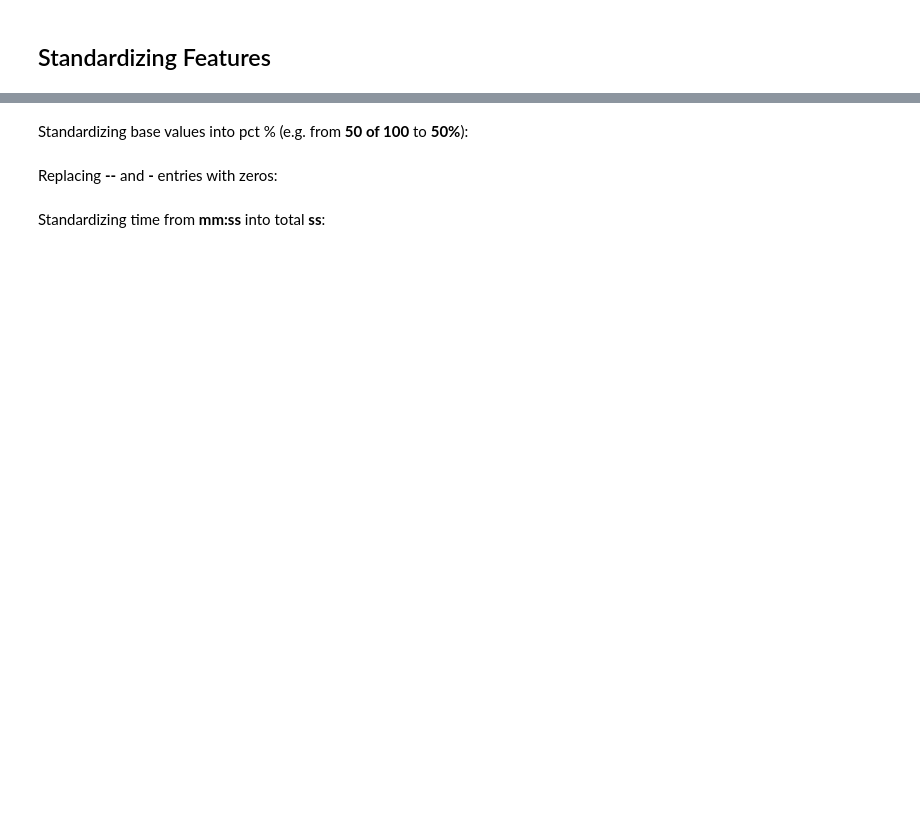
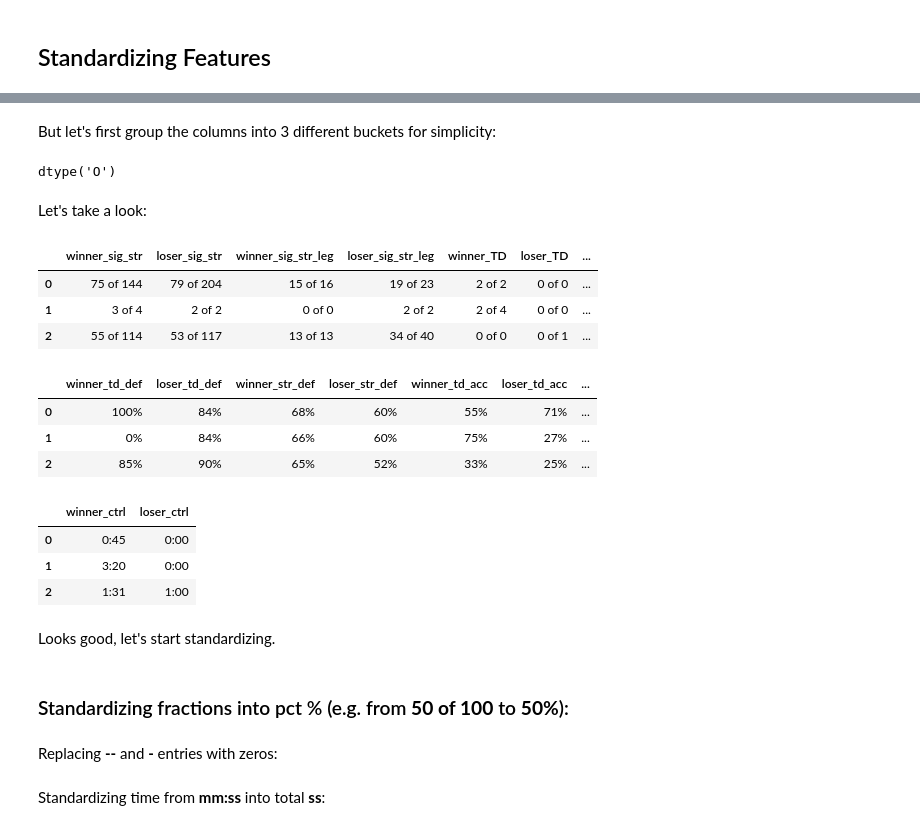
Before and after one commit to komaksym/UFC-DataLab, a Jupyter notebook: data/src/prepare_for_EDA.ipynb, the cells around one changed output, grey strips where cells are left out. Saved outputs shown, nothing was run; the diff lists cells and outputs as text; code cells hidden in the pictures; blank space fills up the shorter version.

```diff
--- a/data/src/prepare_for_EDA.ipynb
+++ b/data/src/prepare_for_EDA.ipynb
@@ -269,6 +286,2 @@ We can see that there are no NaNs or duplicates. Let's get to Feature Engineerin
 # %% [markdown]
 ## Standardizing Features
-# %%
-for col in stats.columns:
-    if col.endswith("pct"):
-        print(col)
@@ -292,5 +293,52 @@ loser_sig_str_clinch_pct
+# %% [markdown]
+But let's first group the columns into 3 different buckets for simplicity:
+# %%
+stats['winner_ctrl'].dtype
+# %% [output]
+dtype('O')
+# %%
+"""This way of matching is not safe, and REGEXes should be used instead,
+but this is a trivial case and I think we should be fine."""
+of_cols = []
+no_pct_symbol_cols = []
+time_cols = []
+
+for col in cols_to_clean:
+    val = stats.loc[0, col]
+
+    if "of" in val:
+        of_cols.append(col)
+    elif "%" in val:
+        no_pct_symbol_cols.append(col)
+    elif ":" in val:
+        time_cols.append(col)
+# %% [markdown]
+Let's take a look:
+# %%
+stats.loc[:2, of_cols]
+# %% [output]
+|  | winner_sig_str | loser_sig_str | winner_sig_str_leg | loser_sig_str_leg | winner_TD | loser_TD | ... |
+| 0 | 75 of 144 | 79 of 204 | 15 of 16 | 19 of 23 | 2 of 2 | 0 of 0 | ... |
+| 1 | 3 of 4 | 2 of 2 | 0 of 0 | 2 of 2 | 2 of 4 | 0 of 0 | ... |
+| 2 | 55 of 114 | 53 of 117 | 13 of 13 | 34 of 40 | 0 of 0 | 0 of 1 | ... |
+# %%
+stats.loc[:2, no_pct_symbol_cols]
+# %% [output]
+|  | winner_td_def | loser_td_def | winner_str_def | loser_str_def | winner_td_acc | loser_td_acc | ... |
+| 0 | 100% | 84% | 68% | 60% | 55% | 71% | ... |
+| 1 | 0% | 84% | 66% | 60% | 75% | 27% | ... |
+| 2 | 85% | 90% | 65% | 52% | 33% | 25% | ... |
+# %%
+stats.loc[:2, time_cols]
+# %% [output]
+|  | winner_ctrl | loser_ctrl |
+| 0 | 0:45 | 0:00 |
+| 1 | 3:20 | 0:00 |
+| 2 | 1:31 | 1:00 |
+# %% [markdown]
+Looks good, let's start standardizing.
 # %% [markdown]
-Standardizing base values into pct % (e.g. from **50 of 100** to **50%**):
+### Standardizing fractions into pct % (e.g. from **50 of 100** to **50%**):
 # %%
 def convert_total_str_to_pct(row):
     row = row.split("of")
```
Also changed, not shown: parts of 21 cells of this notebook.
